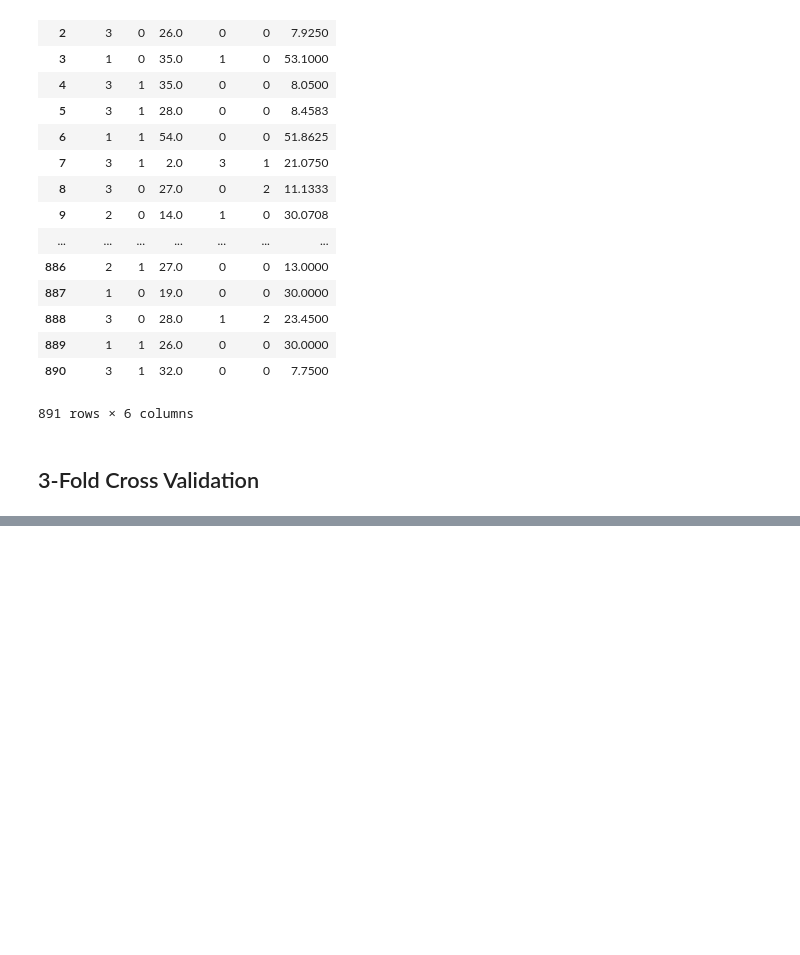
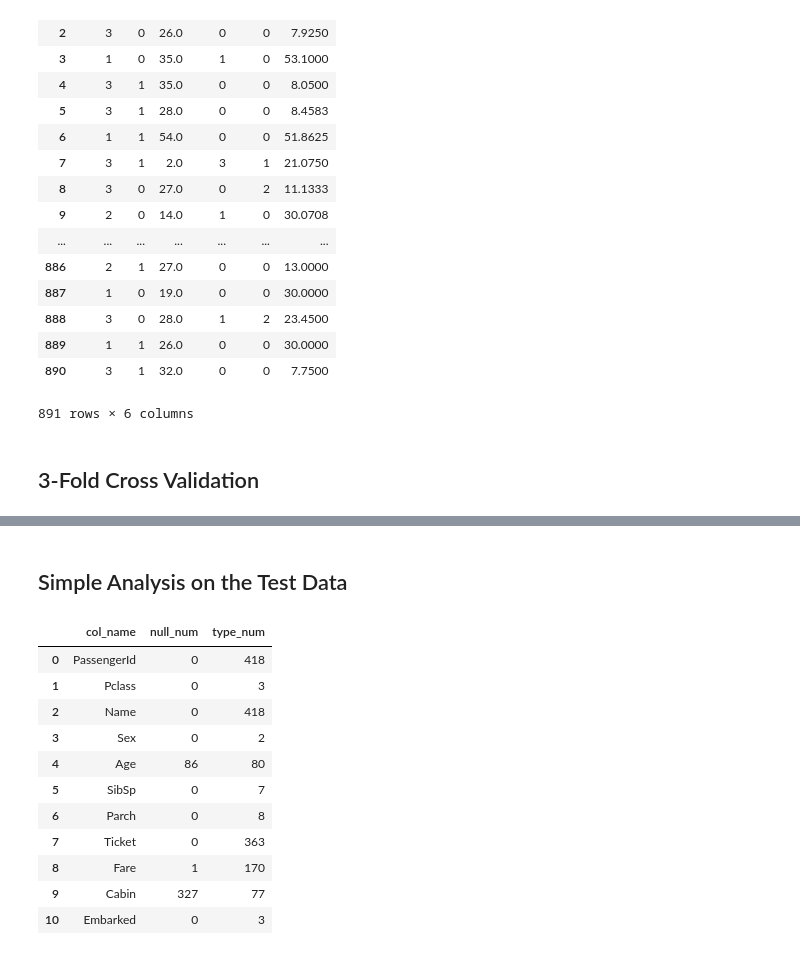
Before and after one commit to ctc316/kaggle-titanic_survival, a Jupyter notebook: main.ipynb, the cells around one changed output, grey strips where cells are left out. Saved outputs shown, nothing was run; the diff lists cells and outputs as text; code cells hidden in the pictures; blank space fills up the shorter version.

```diff
--- a/main.ipynb
+++ b/main.ipynb
@@ -137,0 +174,24 @@ for train, test in indices_3Fold:
+# %% [markdown]
+## Simple Analysis on the Test Data
+# %%
+analysis = pd.DataFrame(columns=['col_name','null_num','type_num'])
+for col in test_data:
+    row = pd.Series({'col_name':col,
+                     'null_num':test_data[col].isnull().sum(),
+                     'type_num':test_data[col].unique().size})
+    analysis = analysis.append(row, ignore_index=True)
+
+display(analysis)
+# %% [output]
+|  | col_name | null_num | type_num |
+| 0 | PassengerId | 0 | 418 |
+| 1 | Pclass | 0 | 3 |
+| 2 | Name | 0 | 418 |
+| 3 | Sex | 0 | 2 |
+| 4 | Age | 86 | 80 |
+| 5 | SibSp | 0 | 7 |
+| 6 | Parch | 0 | 8 |
+| 7 | Ticket | 0 | 363 |
+| 8 | Fare | 1 | 170 |
+| 9 | Cabin | 327 | 77 |
+| 10 | Embarked | 0 | 3 |
```
Also changed, not shown: parts of 10 cells of this notebook.
